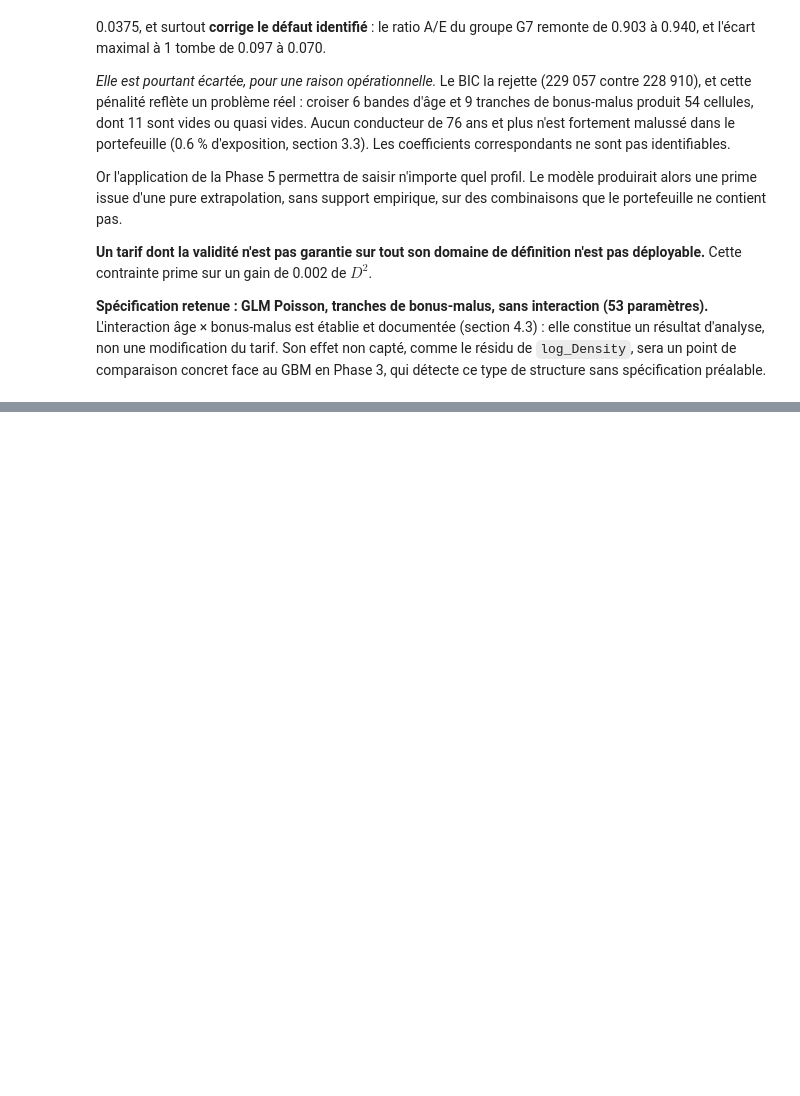
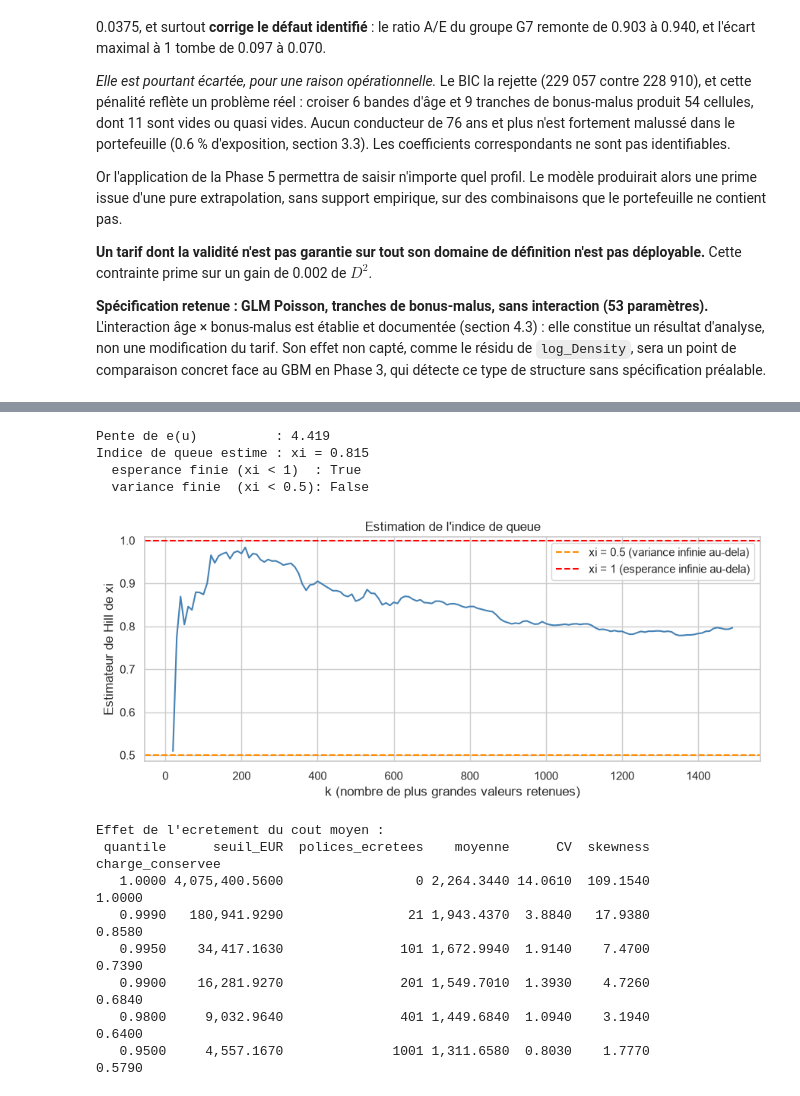
Before and after one commit to STORM227-cyber/moteur-tarification-iard, a Jupyter notebook: notebooks/02_glm.ipynb, the cells around one changed output, grey strips where cells are left out. Saved outputs shown, nothing was run; the diff lists cells and outputs as text; code cells hidden in the pictures; blank space fills up the shorter version.

```diff
--- a/notebooks/02_glm.ipynb
+++ b/notebooks/02_glm.ipynb
@@ -2675,0 +3242,64 @@ spécification préalable.
+# %%
+# --- 1. INDICE DE QUEUE PAR REGRESSION SUR LA FONCTION DES EXCES ---
+# e(u) lineaire de pente xi / (1 - xi)  =>  xi = pente / (1 + pente)
+pente, ordonnee = np.polyfit(exces["seuil"], exces["e_u"], 1)
+xi_exces = pente / (1 + pente)
+print(f"Pente de e(u)          : {pente:.3f}")
+print(f"Indice de queue estime : xi = {xi_exces:.3f}")
+print(f"  esperance finie (xi < 1)  : {xi_exces < 1}")
+print(f"  variance finie  (xi < 0.5): {xi_exces < 0.5}")
+
+# --- 2. ESTIMATEUR DE HILL ---
+# Estimateur de reference de l'indice de queue, fonde sur les k plus grandes
+# valeurs : xi_Hill = moyenne des log(Y_(i) / Y_(k+1)) pour i = 1..k.
+# On le trace pour plusieurs k : une zone stable indique une estimation fiable.
+y_trie = np.sort(y)[::-1]
+ks = np.arange(20, 1500, 10)
+hill = [np.mean(np.log(y_trie[:k])) - np.log(y_trie[k]) for k in ks]
+
+plt.figure(figsize=(9, 4))
+plt.plot(ks, hill, color="steelblue")
+plt.axhline(0.5, ls="--", color="darkorange", label="xi = 0.5 (variance infinie au-dela)")
+plt.axhline(1.0, ls="--", color="red", label="xi = 1 (esperance infinie au-dela)")
+plt.xlabel("k (nombre de plus grandes valeurs retenues)")
+plt.ylabel("Estimateur de Hill de xi")
+plt.title("Estimation de l'indice de queue")
+plt.legend()
+plt.tight_layout()
+plt.savefig(FIGURES_DIR / "02_severite_hill.png", dpi=150)
+plt.show()
+
+# --- 3. CHOIX DU SEUIL D'ECRETEMENT ---
+# La linearite de e(u) s'etendant sur toute la plage, aucun seuil naturel ne
+# separe attritionnels et graves. Le choix releve donc d'un arbitrage :
+# conserver assez de charge pour que le tarif reste calibre, tout en ramenant
+# la distribution dans un domaine ou la Gamma est applicable.
+lignes = []
+for q in [1.0, 0.999, 0.995, 0.99, 0.98, 0.95]:
+    seuil = y.max() if q == 1.0 else np.quantile(y, q)
+    yc = np.minimum(y, seuil)
+    lignes.append({
+        "quantile": q,
+        "seuil_EUR": seuil,
+        "polices_ecretees": int((y > seuil).sum()),
+        "moyenne": yc.mean(),
+        "CV": yc.std() / yc.mean(),
+        "skewness": pd.Series(yc).skew(),
+        "charge_conservee": yc.sum() / y.sum(),
+    })
+print("\nEffet de l'ecretement du cout moyen :")
+print(pd.DataFrame(lignes).round(3).to_string(index=False))
+# %% [output]
+Pente de e(u)          : 4.419
+Indice de queue estime : xi = 0.815
+  esperance finie (xi < 1)  : True
+  variance finie  (xi < 0.5): False
+[figure, added]
+Effet de l'ecretement du cout moyen :
+ quantile      seuil_EUR  polices_ecretees    moyenne      CV  skewness  charge_conservee
+   1.0000 4,075,400.5600                 0 2,264.3440 14.0610  109.1540            1.0000
+   0.9990   180,941.9290                21 1,943.4370  3.8840   17.9380            0.8580
+   0.9950    34,417.1630               101 1,672.9940  1.9140    7.4700            0.7390
+   0.9900    16,281.9270               201 1,549.7010  1.3930    4.7260            0.6840
+   0.9800     9,032.9640               401 1,449.6840  1.0940    3.1940            0.6400
+   0.9500     4,557.1670              1001 1,311.6580  0.8030    1.7770            0.5790
```
Also changed, not shown: parts of 24 cells of this notebook, 5 other files.
